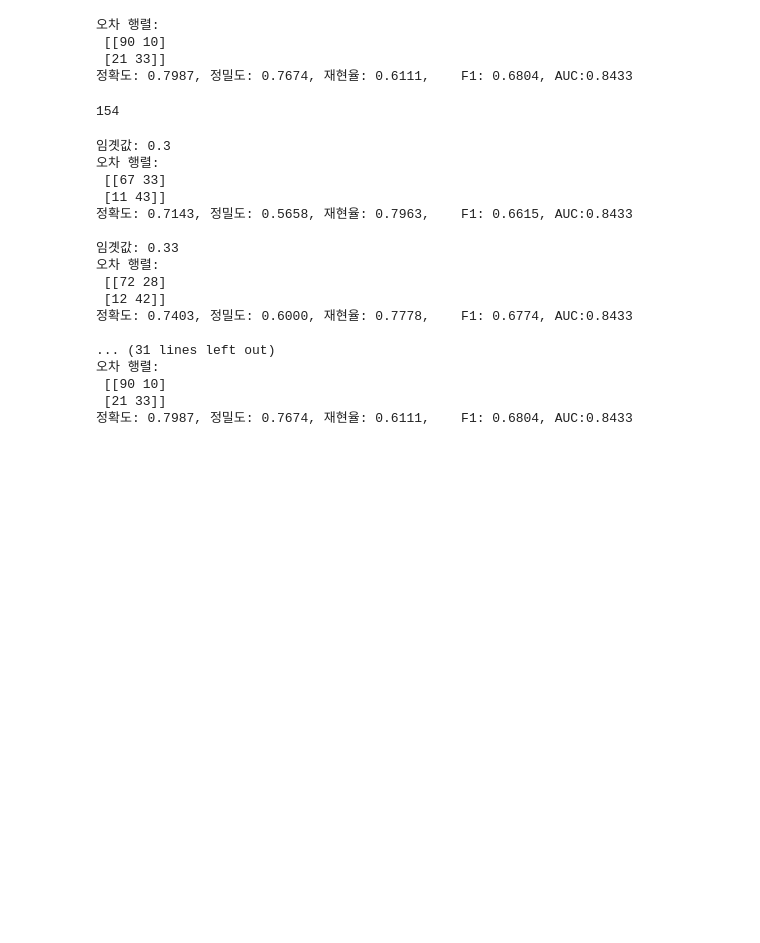
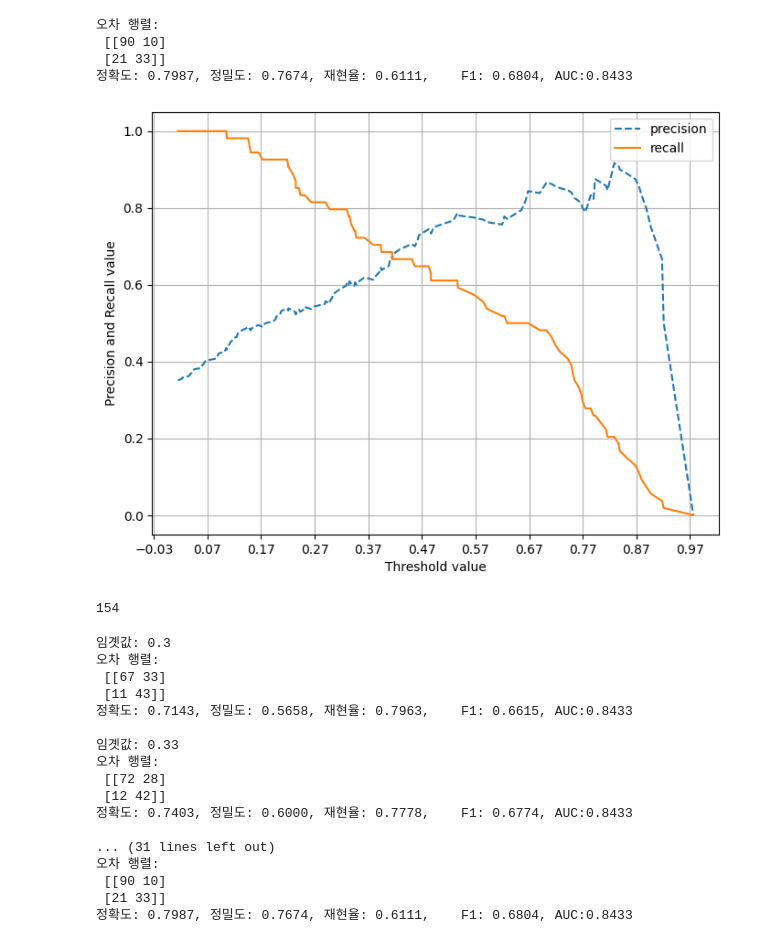
Before and after one commit to bnv20/kdt_2310, a Jupyter notebook: m5_ml/m5_분류_평가_실습_피마인디언당뇨병예측.ipynb, the cells around one changed output. Cells and saved outputs as stored; diff of their text form; code cells hidden in the pictures; blank space fills up the shorter version.

```diff
--- a/m5_ml/m5_분류_평가_실습_피마인디언당뇨병예측.ipynb
+++ b/m5_ml/m5_분류_평가_실습_피마인디언당뇨병예측.ipynb
@@ -206,6 +225,12 @@ get_clf_eval(y_test , pred, pred_proba)
  [[90 10]
  [21 33]]
 정확도: 0.7987, 정밀도: 0.7674, 재현율: 0.6111,    F1: 0.6804, AUC:0.8433
+# %%
+precision_recall_curve_plot(y_test, pred_proba)
+# 임곗값을 0.42로 낮추면 정밀도와 재현율이 어느 정도 균형을 맞출 것 같으나
+# 모두 0.7이 안되는 낮은 수치를 보임
+# %% [output]
+[figure, added]
 # %%
 len(pred_proba)
 # %% [output]
```
Also changed, not shown: parts of 11 cells of this notebook, 5 other files.
